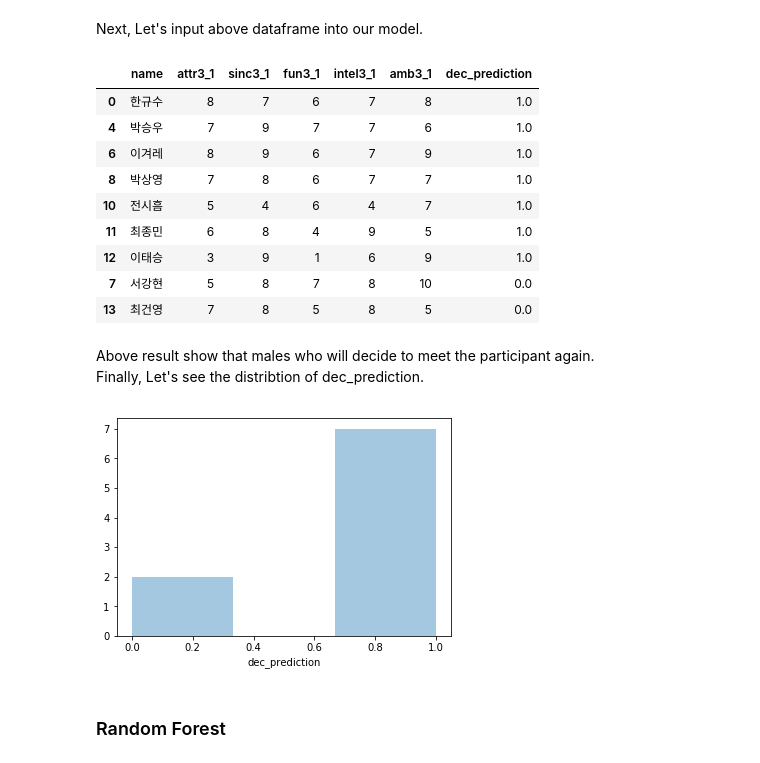
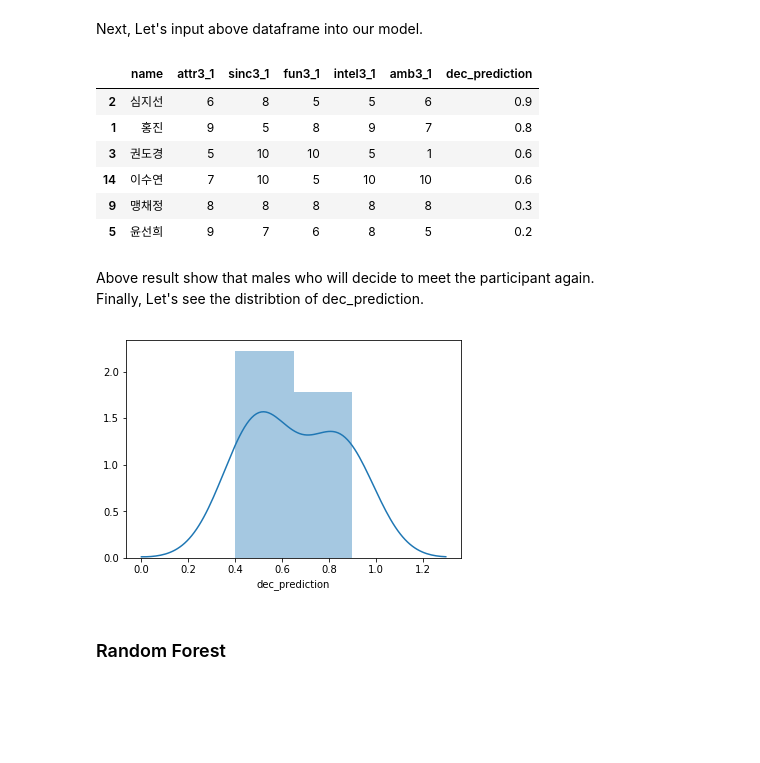
Before and after one commit to imsaulpark/Speed-dating-in-kaggle, a Jupyter notebook: Prediction/demo.ipynb, the cells around one changed output. Saved outputs shown, nothing was run; the diff lists cells and outputs as text; code cells hidden in the pictures; blank space fills up the shorter version.

Commit message:
add report to prediction of dec_o using q1, q3

```diff
--- a/Prediction/demo.ipynb
+++ b/Prediction/demo.ipynb
@@ -17,10 +32,4 @@ df_data.shape
 # %%
-cols = ['iid', 'pid', 'match','gender','dec', 'age',
-        'attr3_1', 'sinc3_1', 'fun3_1', 'intel3_1', 'amb3_1']
-
-df_selected = df_data.loc[:, cols]
-df_selected.dropna(inplace=True)
-
 # Separate dataframe into male and female.
 df_male = df_selected.loc[ df_selected['gender'] == 1 ]
 df_female = df_selected.loc[ df_selected['gender'] == 0 ]
@@ -30,10 +39,13 @@ df_male_drop = df_male.drop_duplicates(subset=['iid'])
 df_female_drop = df_female.drop_duplicates(subset=['iid'])
 
 # Let's make dataframe for matching. (empty yet)
-df_match = pd.DataFrame( data = None, columns = cols + ['dec_o', 'age_o', 'attr3_1_o', 'sinc3_1_o', 'fun3_1_o', 'intel3_1_o',  'amb3_1_o'] )
+df_match = pd.DataFrame( data = None, columns = cols +
+                        ['dec_o', 'age_o',
+                         'attr1_1_o', 'sinc1_1_o', 'fun1_1_o', 'intel1_1_o',  'amb1_1_o',
+                         'attr3_1_o','sinc3_1_o','fun3_1_o', 'intel3_1_o','amb3_1_o'] )
 index = 0
 
-print("making...")
+print("dataframe is been making...")
 # Let's fill each rows of dataframe for matching.
 for m_index, m_row in df_male.iterrows() :
 
@@ -46,7 +58,7 @@ for m_index, m_row in df_male.iterrows() :
 
     f_row = f_row.iloc[0]
 
-    # Extract values from each row of dataframes.
+    # Extract values from each row of dataframe.
     values = list(m_row.values) + list(f_row['dec':'amb3_1'].values)
 
     # Fill a row of match dataframe
@@ -60,7 +72,7 @@ for m_index, m_row in df_male.iterrows() :
 # Let's fill each rows of dataframe for matching.
 for fm_index, fm_row in df_female.iterrows() :
 
-    # Find pid row in female_drop dataframe.
+    # Find pid row in male_drop dataframe.
     pid = fm_row['pid']
     m_row = df_male_drop.loc[ df_male_drop['iid'] == pid ]
 
@@ -71,6 +83,7 @@ for fm_index, fm_row in df_female.iterrows() :
 
     # Extract values from each row of dataframes.
     values = list(fm_row.values) + list(m_row['dec':'amb3_1'].values)
+
 
     # Fill a row of match dataframe
     df_match.loc[index] = values
@@ -134,9 +148,9 @@ test shape :  (2024, 12)
 # %% [markdown]
 ### Decision Tree
 # %%
-from sklearn.tree import DecisionTreeClassifier
+from sklearn.ensemble import RandomForestClassifier
 
-clf = DecisionTreeClassifier()
+clf = RandomForestClassifier()
 clf.fit(features_one, target)
 dt_prediction = clf.predict(test_X)
 
@@ -236,6 +245,8 @@ array(['?TIMESTAMP', 'name', 'sex', 'age', 'date', 'go_out', 'attr1_1',
 # %%
 # Let's choose a participant who is iid is 0. She is a female participant.
-participant = df_female_demo.iloc[5]
+# participant = df_female_demo.iloc[5]
+participant = df_male_demo.iloc[7]
+
 print( participant.loc['name'] )
 
 # Extract only features we need.
@@ -250,7 +261,7 @@ index = 0
 # Let's fill each rows of dataframe.
 print("Making ...")
 
-for m_index, m_row in df_male_demo.iterrows() :
+for m_index, m_row in df_female_demo.iterrows() :
     values = participant_values + list(m_row.loc[cols].values)
 
     df_input.loc[index] = values
@@ -296,7 +307,7 @@ dec_prediciton = []
 for i in prediction :
     dec_prediciton.append(i[0])
 cols = ['name', 'attr3_1', 'sinc3_1', 'fun3_1', 'intel3_1', 'amb3_1']
-df_result = df_male_demo.loc[:, cols]
+df_result = df_female_demo.loc[:, cols]
 df_result['dec_prediction'] = dec_prediciton
 
 # Sort by prediction value.
@@ -304,23 +315,20 @@ df_result.sort_values(by = ['dec_prediction'], inplace = True, ascending= False
 df_result
 # %% [output]
 |  | name | attr3_1 | sinc3_1 | fun3_1 | intel3_1 | amb3_1 | dec_prediction |
-| 0 | 한규수 | 8 | 7 | 6 | 7 | 8 | 1.0 |
-| 4 | 박승우 | 7 | 9 | 7 | 7 | 6 | 1.0 |
-| 6 | 이겨레 | 8 | 9 | 6 | 7 | 9 | 1.0 |
-| 8 | 박상영 | 7 | 8 | 6 | 7 | 7 | 1.0 |
-| 10 | 전시흠 | 5 | 4 | 6 | 4 | 7 | 1.0 |
-| 11 | 최종민 | 6 | 8 | 4 | 9 | 5 | 1.0 |
-| 12 | 이태승 | 3 | 9 | 1 | 6 | 9 | 1.0 |
-| 7 | 서강현 | 5 | 8 | 7 | 8 | 10 | 0.0 |
-| 13 | 최건영 | 7 | 8 | 5 | 8 | 5 | 0.0 |
+| 2 | 심지선 | 6 | 8 | 5 | 5 | 6 | 0.9 |
+| 1 | 홍진 | 9 | 5 | 8 | 9 | 7 | 0.8 |
+| 3 | 권도경 | 5 | 10 | 10 | 5 | 1 | 0.6 |
+| 14 | 이수연 | 7 | 10 | 5 | 10 | 10 | 0.6 |
+| 9 | 맹채정 | 8 | 8 | 8 | 8 | 8 | 0.3 |
+| 5 | 윤선희 | 9 | 7 | 6 | 8 | 5 | 0.2 |
 # %% [markdown]
 Above result show that males who will decide to meet the participant again.
 Finally, Let's see the distribtion of dec_prediction.
 # %%
-flg = sns.distplot(df_result['dec_prediction'], hist=True, kde=False)
+flg = sns.distplot(df_result['dec_prediction'], hist=True, kde=True)
 # fig.
 # %% [output]
-[figure, old version]
+[figure, new version]
 # %% [markdown]
 ### Random Forest
 # %%
```
Also changed, not shown: parts of 6 cells of this notebook, 2 other files.
